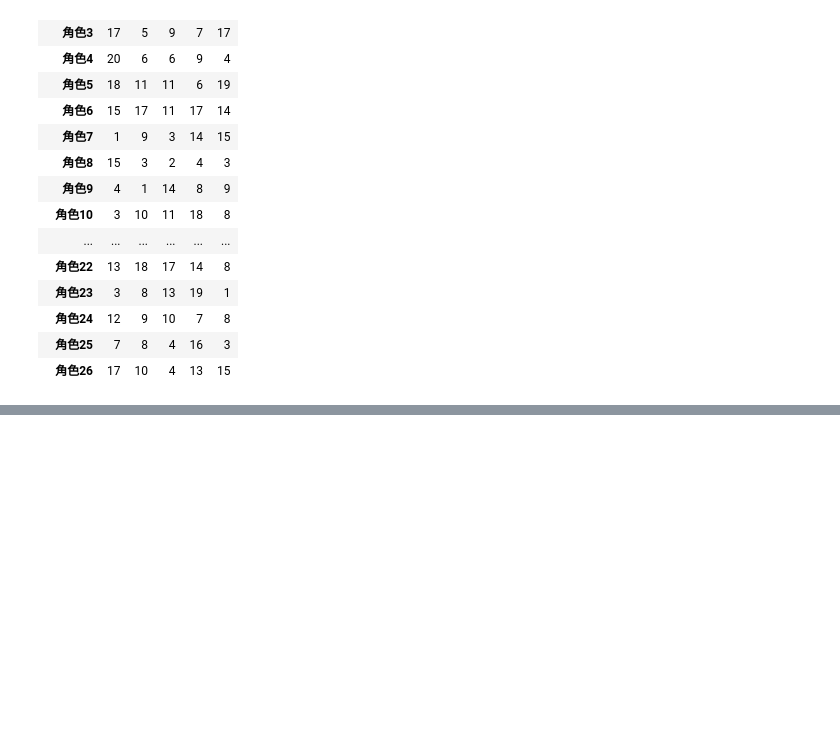
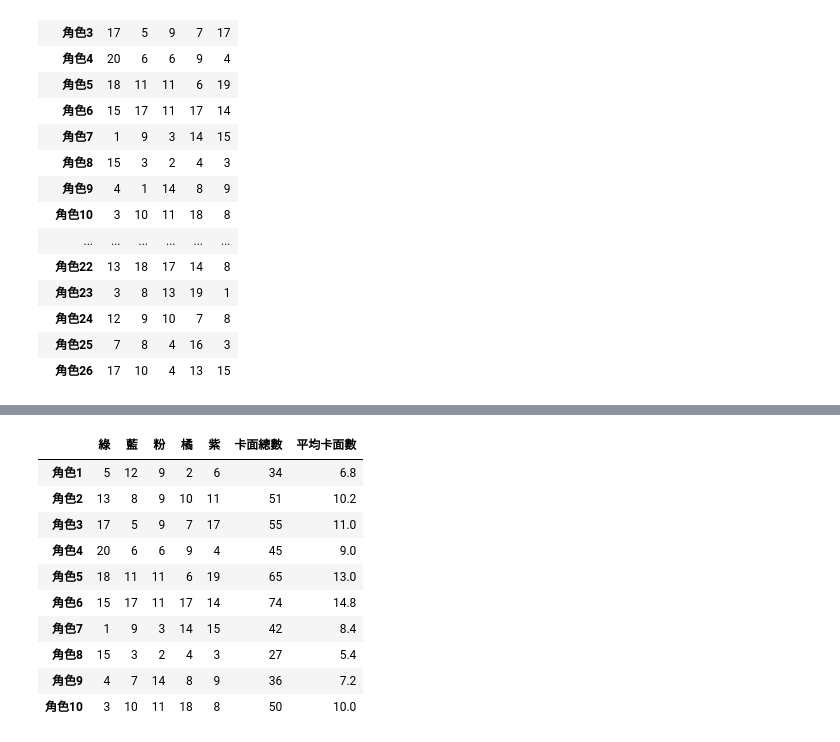
Before and after one commit to annie-lai/2025pythonDataClass, a Jupyter notebook: 0621上課/0621computer.ipynb, the cells around one changed output, grey strips where cells are left out. Drawn from its saved outputs; the diff is of its cells as text; code cells hidden in the pictures; blank space fills up the shorter version.

```diff
--- a/0621上課/0621computer.ipynb
+++ b/0621上課/0621computer.ipynb
@@ -213,0 +299,16 @@ cardDF
+# %%
+role10 = cardDF_1.iloc[:10].copy() #用copy才會直接複製出來
+role10.loc['角色9','藍'] = 7
+role10
+# %% [output]
+|  | 綠 | 藍 | 粉 | 橘 | 紫 | 卡面總數 | 平均卡面數 |
+| 角色1 | 5 | 12 | 9 | 2 | 6 | 34 | 6.8 |
+| 角色2 | 13 | 8 | 9 | 10 | 11 | 51 | 10.2 |
+| 角色3 | 17 | 5 | 9 | 7 | 17 | 55 | 11.0 |
+| 角色4 | 20 | 6 | 6 | 9 | 4 | 45 | 9.0 |
+| 角色5 | 18 | 11 | 11 | 6 | 19 | 65 | 13.0 |
+| 角色6 | 15 | 17 | 11 | 17 | 14 | 74 | 14.8 |
+| 角色7 | 1 | 9 | 3 | 14 | 15 | 42 | 8.4 |
+| 角色8 | 15 | 3 | 2 | 4 | 3 | 27 | 5.4 |
+| 角色9 | 4 | 7 | 14 | 8 | 9 | 36 | 7.2 |
+| 角色10 | 3 | 10 | 11 | 18 | 8 | 50 | 10.0 |
```
Also changed, not shown: parts of 13 cells of this notebook, 3 other files.
